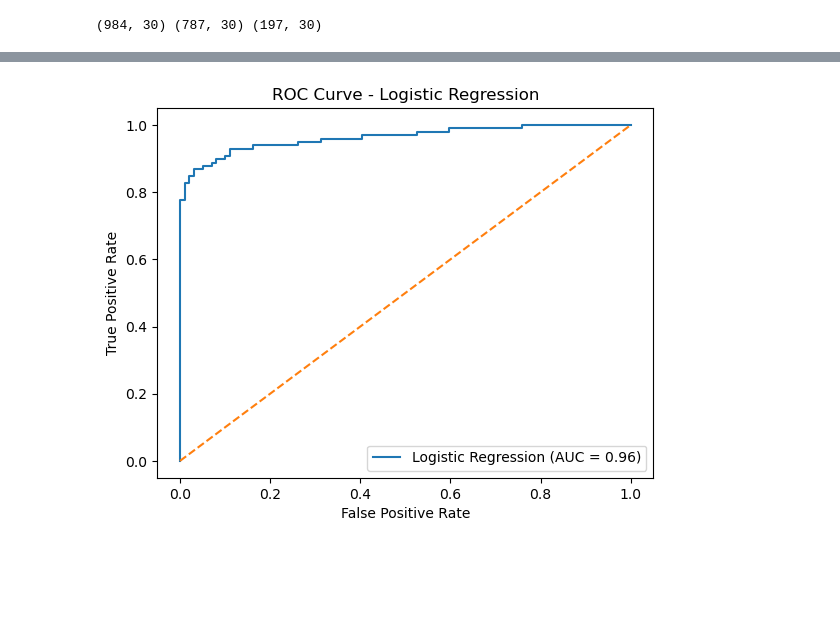
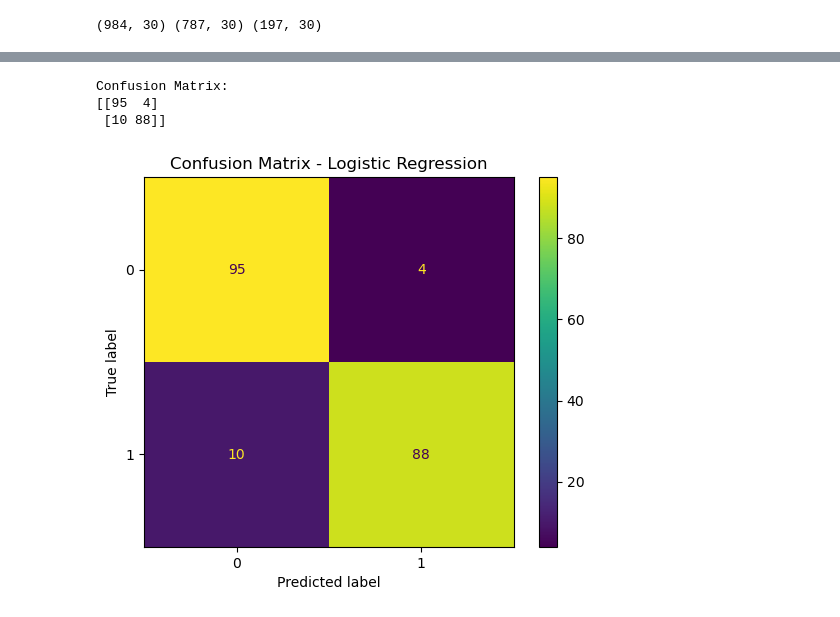
Before and after one commit to sujalx3222/Credit-card-Fraud-Detection, a Jupyter notebook: 23048680SujalMandal.ipynb, the cells around one changed output, grey strips where cells are left out. Drawn from its saved outputs; the diff is of its cells as text; code cells hidden in the pictures; blank space fills up the shorter version.

```diff
--- a/23048680SujalMandal.ipynb
+++ b/23048680SujalMandal.ipynb
@@ -205,20 +193,17 @@ plt.show()
-# %%
-
-# Get predicted probabilities for the positive class
-Y_prob_lr = lr.predict_proba(X_test)[:, 1]
-
-# Compute ROC curve
-fpr, tpr, thresholds = roc_curve(Y_test, Y_prob_lr)
-roc_auc = auc(fpr, tpr)
-
-# Plot ROC curve
-plt.figure()
-plt.plot(fpr, tpr, label='Logistic Regression (AUC = %0.2f)' % roc_auc)
-plt.plot([0, 1], [0, 1], linestyle='--')
-plt.xlabel('False Positive Rate')
-plt.ylabel('True Positive Rate')
-plt.title('ROC Curve - Logistic Regression')
-plt.legend(loc='lower right')
-plt.show()
-# %% [output]
-[figure, removed]
+# %%
+cm = confusion_matrix(Y_test, Y_pred_lr)
+
+print("Confusion Matrix:")
+print(cm)
+
+# Plot confusion matrix
+disp = ConfusionMatrixDisplay(confusion_matrix=cm)
+disp.plot()
+
+plt.title("Confusion Matrix - Logistic Regression")
+plt.show()
+# %% [output]
+Confusion Matrix:
+[[95  4]
+ [10 88]]
+[figure, added]
```
Also changed, not shown: parts of 20 cells of this notebook.
